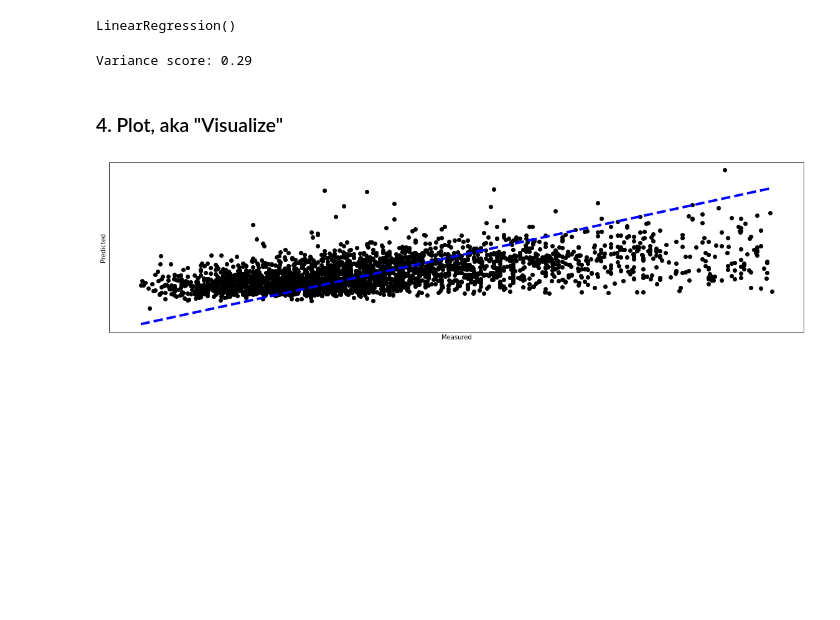
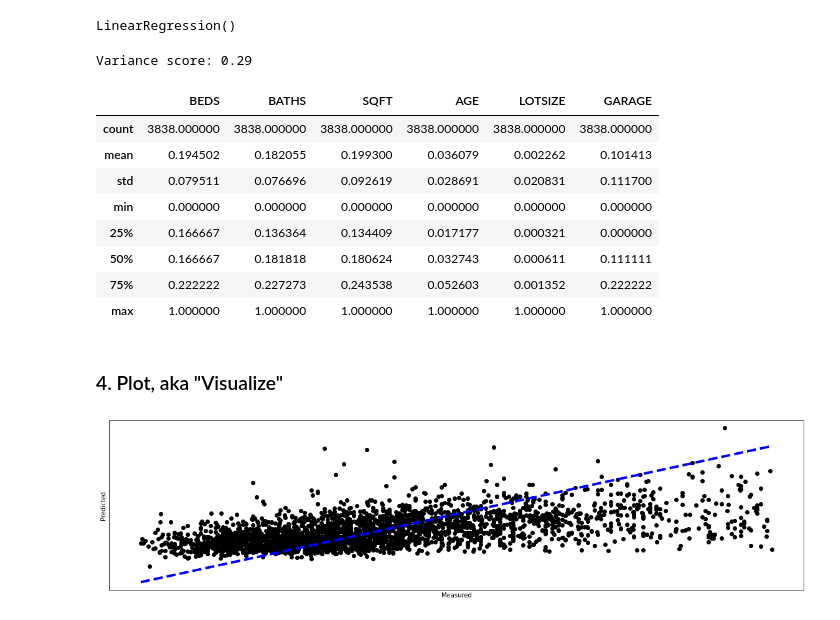
Before and after one commit to Kevin-Zhao-Github/s14lab2, a Jupyter notebook: lab2_pricing_houses.ipynb, the cells around one changed output. Saved outputs shown, nothing was run; the diff lists cells and outputs as text; code cells hidden in the pictures; blank space fills up the shorter version.

```diff
--- a/lab2_pricing_houses.ipynb
+++ b/lab2_pricing_houses.ipynb
@@ -223,6 +223,18 @@ label_pred = regr.predict(features_test)
 print('Variance score: %.2f' % r2_score(label_test, label_pred))
 # %% [output]
 Variance score: 0.29
+# %%
+pd.DataFrame(features).describe()
+# %% [output]
+|  | BEDS | BATHS | SQFT | AGE | LOTSIZE | GARAGE |
+| count | 3838.000000 | 3838.000000 | 3838.000000 | 3838.000000 | 3838.000000 | 3838.000000 |
+| mean | 0.194502 | 0.182055 | 0.199300 | 0.036079 | 0.002262 | 0.101413 |
+| std | 0.079511 | 0.076696 | 0.092619 | 0.028691 | 0.020831 | 0.111700 |
+| min | 0.000000 | 0.000000 | 0.000000 | 0.000000 | 0.000000 | 0.000000 |
+| 25% | 0.166667 | 0.136364 | 0.134409 | 0.017177 | 0.000321 | 0.000000 |
+| 50% | 0.166667 | 0.181818 | 0.180624 | 0.032743 | 0.000611 | 0.111111 |
+| 75% | 0.222222 | 0.227273 | 0.243538 | 0.052603 | 0.001352 | 0.222222 |
+| max | 1.000000 | 1.000000 | 1.000000 | 1.000000 | 1.000000 | 1.000000 |
 # %% [markdown]
 ### 4. Plot, aka "Visualize"
 # %%
```
Also changed, not shown: 4 other files.
